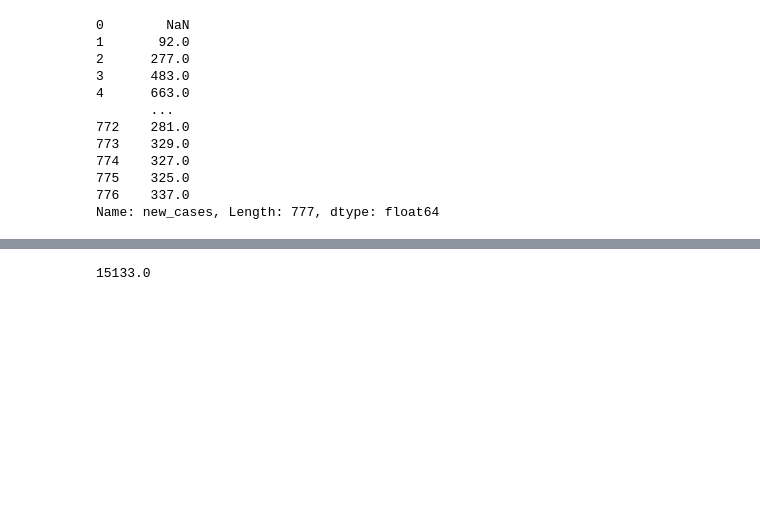
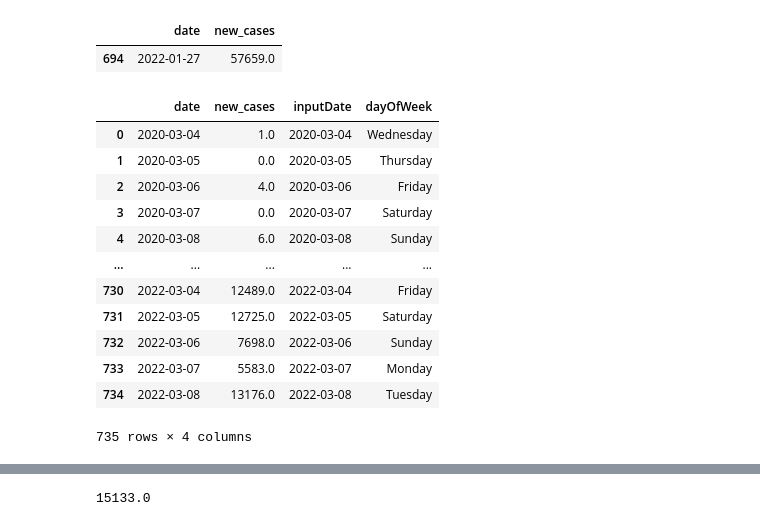
Before and after one commit to antoniperuzynski/BenfordsLaw, a Jupyter notebook: Benford_Law.ipynb, the cells around one changed output, grey strips where cells are left out. Cells and saved outputs as stored; diff of their text form; code cells hidden in the pictures; blank space fills up the shorter version.

```diff
--- a/Benford_Law.ipynb
+++ b/Benford_Law.ipynb
@@ -249,15 +243,23 @@ df
+# %%
+df[df["new_cases"]==df["new_cases"].max()]
+# %% [output]
+|  | date | new_cases |
+| 694 | 2022-01-27 | 57659.0 |
 # %%
-df["new_cases"]
+df['inputDate'] = pd.to_datetime(df['date'])
+df['dayOfWeek'] = df['inputDate'].dt.day_name()
+df
 # %% [output]
+|  | date | new_cases | inputDate | dayOfWeek |
+| 0 | 2020-03-04 | 1.0 | 2020-03-04 | Wednesday |
+| 1 | 2020-03-05 | 0.0 | 2020-03-05 | Thursday |
+| 2 | 2020-03-06 | 4.0 | 2020-03-06 | Friday |
+| 3 | 2020-03-07 | 0.0 | 2020-03-07 | Saturday |
+| 4 | 2020-03-08 | 6.0 | 2020-03-08 | Sunday |
+| ... | ... | ... | ... | ... |
+| 730 | 2022-03-04 | 12489.0 | 2022-03-04 | Friday |
+| 731 | 2022-03-05 | 12725.0 | 2022-03-05 | Saturday |
+| 732 | 2022-03-06 | 7698.0 | 2022-03-06 | Sunday |
+| 733 | 2022-03-07 | 5583.0 | 2022-03-07 | Monday |
+| 734 | 2022-03-08 | 13176.0 | 2022-03-08 | Tuesday |
-0        NaN
-1       92.0
-2      277.0
-3      483.0
-4      663.0
-       ...
-772    281.0
-773    329.0
-774    327.0
-775    325.0
-776    337.0
-Name: new_cases, Length: 777, dtype: float64
+735 rows × 4 columns
```
Also changed, not shown: parts of 13 cells of this notebook.
